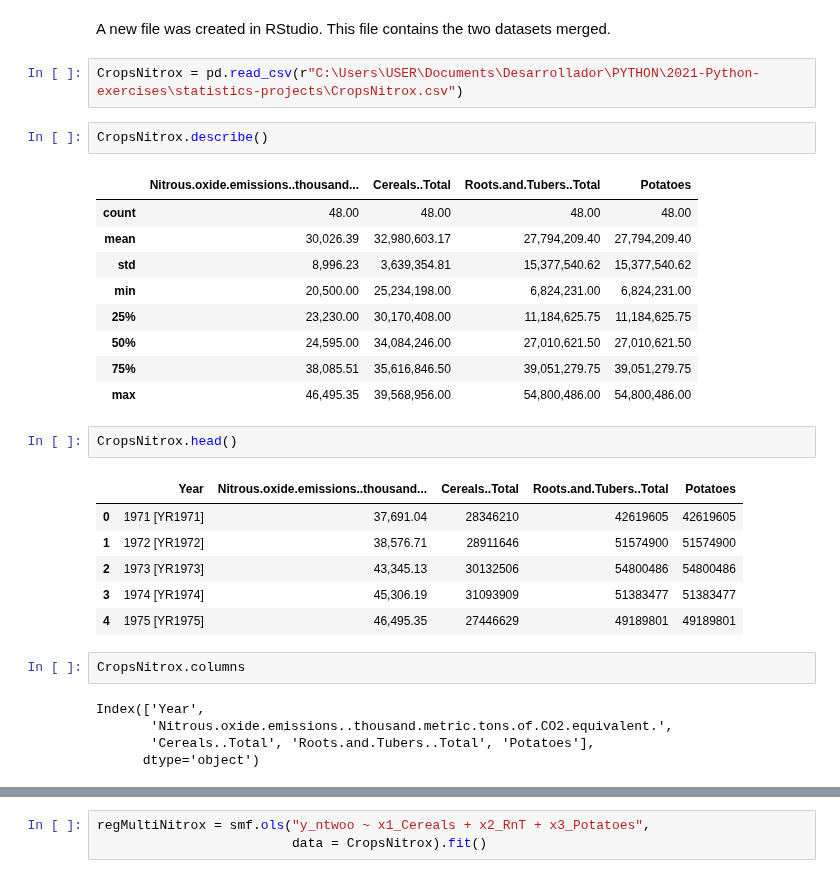
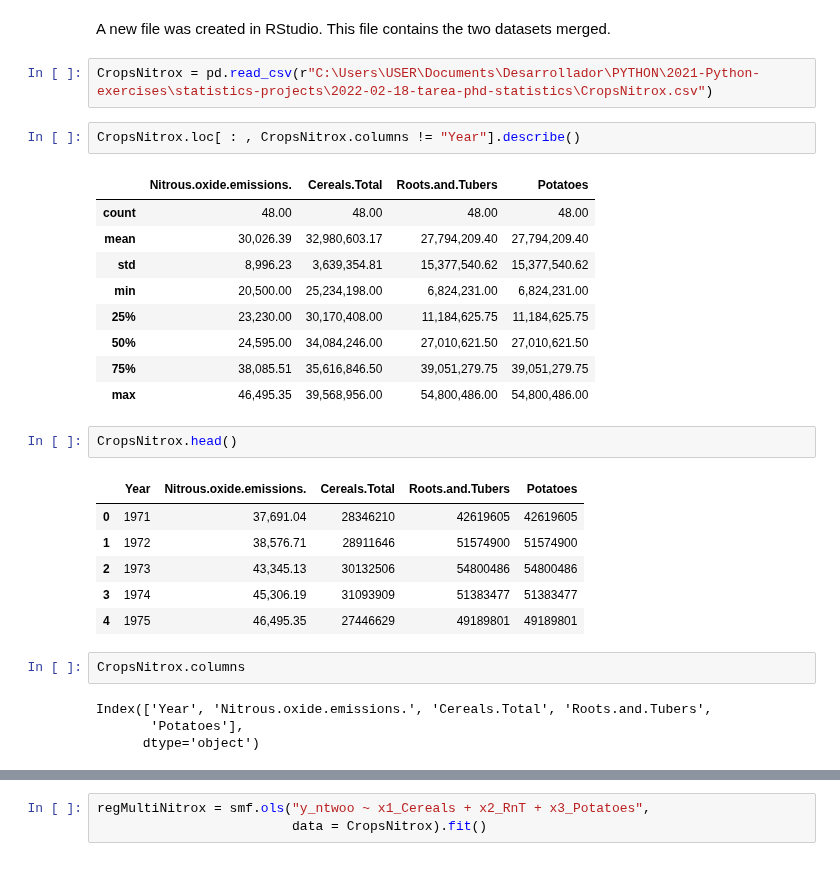
Before and after one commit to Alejandro-github-mx/statistics-projects, a Jupyter notebook: 2022-02-28-statistics-homework-FoodCC-Poland.ipynb, the cells around one changed output, grey strips where cells are left out. Drawn from its saved outputs; the diff is of its cells as text.

```diff
--- a/2022-02-28-statistics-homework-FoodCC-Poland.ipynb
+++ b/2022-02-28-statistics-homework-FoodCC-Poland.ipynb
@@ -518,11 +528,11 @@ strong multicollinearity or other numerical problems.
 # %% [markdown]
 A new file was created in RStudio. This file contains the two datasets merged.
 # %%
-CropsNitrox = pd.read_csv(r"C:\Users\USER\Documents\Desarrollador\PYTHON\2021-Python-exercises\statistics-projects\CropsNitrox.csv")
+CropsNitrox = pd.read_csv(r"C:\Users\USER\Documents\Desarrollador\PYTHON\2021-Python-exercises\statistics-projects\2022-02-18-tarea-phd-statistics\CropsNitrox.csv")
 # %%
-CropsNitrox.describe()
+CropsNitrox.loc[ : , CropsNitrox.columns != "Year"].describe()
 # %% [output]
-|  | Nitrous.oxide.emissions..thousand... | Cereals..Total | Roots.and.Tubers..Total | Potatoes |
+|  | Nitrous.oxide.emissions. | Cereals.Total | Roots.and.Tubers | Potatoes |
 | count | 48.00 | 48.00 | 48.00 | 48.00 |
 | mean | 30,026.39 | 32,980,603.17 | 27,794,209.40 | 27,794,209.40 |
 | std | 8,996.23 | 3,639,354.81 | 15,377,540.62 | 15,377,540.62 |
@@ -534,18 +544,17 @@ CropsNitrox.describe()
 # %%
 CropsNitrox.head()
 # %% [output]
-|  | Year | Nitrous.oxide.emissions..thousand... | Cereals..Total | Roots.and.Tubers..Total | Potatoes |
-| 0 | 1971 [YR1971] | 37,691.04 | 28346210 | 42619605 | 42619605 |
-| 1 | 1972 [YR1972] | 38,576.71 | 28911646 | 51574900 | 51574900 |
-| 2 | 1973 [YR1973] | 43,345.13 | 30132506 | 54800486 | 54800486 |
-| 3 | 1974 [YR1974] | 45,306.19 | 31093909 | 51383477 | 51383477 |
-| 4 | 1975 [YR1975] | 46,495.35 | 27446629 | 49189801 | 49189801 |
+|  | Year | Nitrous.oxide.emissions. | Cereals.Total | Roots.and.Tubers | Potatoes |
+| 0 | 1971 | 37,691.04 | 28346210 | 42619605 | 42619605 |
+| 1 | 1972 | 38,576.71 | 28911646 | 51574900 | 51574900 |
+| 2 | 1973 | 43,345.13 | 30132506 | 54800486 | 54800486 |
+| 3 | 1974 | 45,306.19 | 31093909 | 51383477 | 51383477 |
+| 4 | 1975 | 46,495.35 | 27446629 | 49189801 | 49189801 |
 # %%
 CropsNitrox.columns
 # %% [output]
-Index(['Year',
-       'Nitrous.oxide.emissions..thousand.metric.tons.of.CO2.equivalent.',
-       'Cereals..Total', 'Roots.and.Tubers..Total', 'Potatoes'],
+Index(['Year', 'Nitrous.oxide.emissions.', 'Cereals.Total', 'Roots.and.Tubers',
+       'Potatoes'],
       dtype='object')
 # %%
 fig = plt.figure(figsize=(8,6))
```
Also changed, not shown: parts of 9 cells of this notebook.
